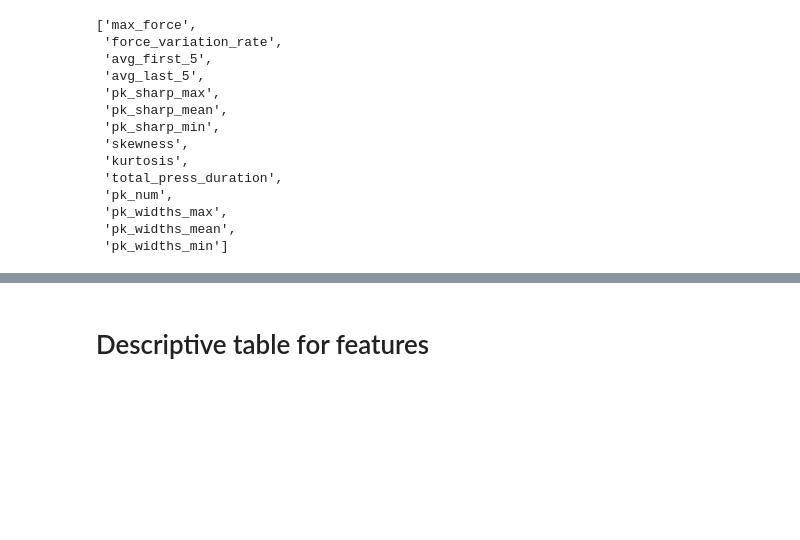
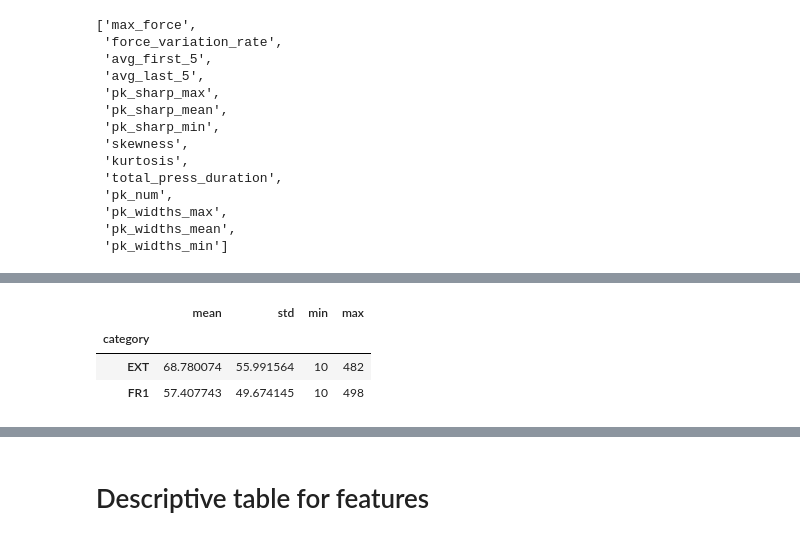
Before and after one commit to Jiefei-Wang/rat-model, a Jupyter notebook: scripts/manuscript/descriptive.ipynb, the cells around one changed output, grey strips where cells are left out. Cells and saved outputs as stored; diff of their text form; code cells hidden in the pictures; blank space fills up the shorter version.

```diff
--- a/scripts/manuscript/descriptive.ipynb
+++ b/scripts/manuscript/descriptive.ipynb
@@ -80,0 +119,9 @@ Name: raw_data_len, dtype: float64
+# %%
+df_ML_unscaled.groupby('category')['total_press_duration'].agg(
+    ['mean', 'std','min','max']
+)
+# %% [output]
+|  | mean | std | min | max |
+| category |  |  |  |  |
+| EXT | 68.780074 | 55.991564 | 10 | 482 |
+| FR1 | 57.407743 | 49.674145 | 10 | 498 |
```
Also changed, not shown: parts of 37 cells of this notebook, 8 other files.
